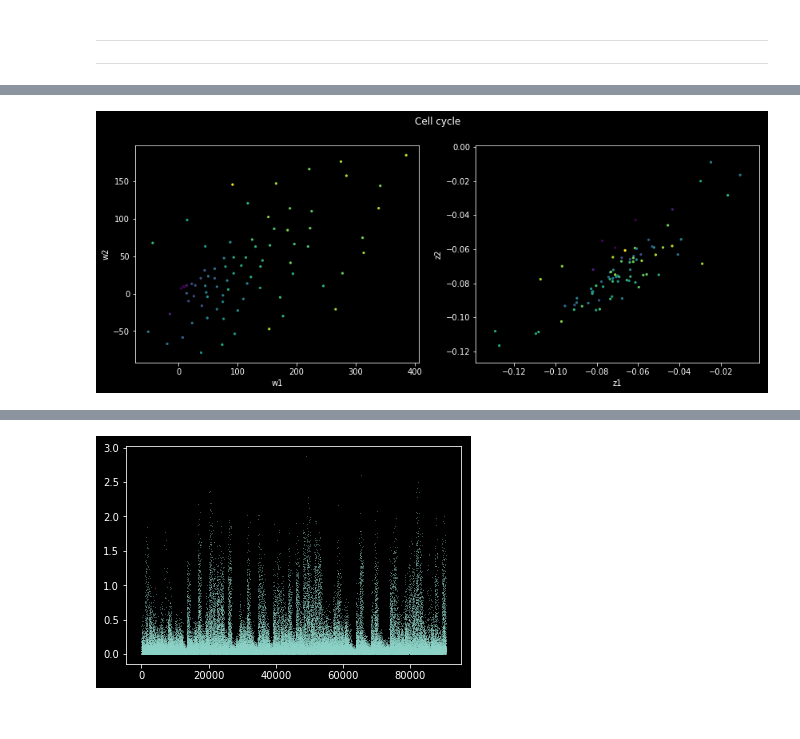
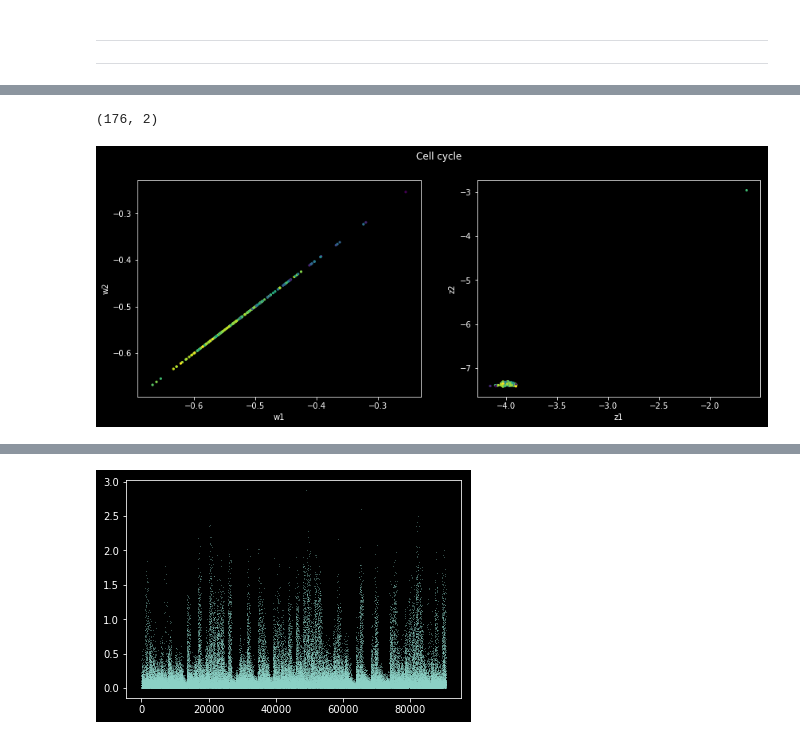
Before and after one commit to dauparas/tensorflow_examples, a Jupyter notebook: VAE_with_latent_subspaces_cell_cycle.ipynb, the cells around one changed output, grey strips where cells are left out. Cells and saved outputs as stored; diff of their text form; code cells hidden in the pictures.

```diff
--- a/VAE_with_latent_subspaces_cell_cycle.ipynb
+++ b/VAE_with_latent_subspaces_cell_cycle.ipynb
@@ -110,0 +119,21 @@ print(fano.shape)
+# %%
+X = np.delete(X, 72, axis=0)
+# %%
+Y = np.delete(Y, 72, axis=0)
+# %%
+U = np.delete(U, 72, axis=0)
+# %%
+from sklearn.decomposition import TruncatedSVD
+svd = TruncatedSVD(n_components=2, n_iter=7, random_state=42)
+svd.fit(U.T)
+
+
+print(svd.explained_variance_ratio_)
+
+print(svd.explained_variance_ratio_.sum())
+
+print(svd.singular_values_)
+
+U_ = svd.components_
+
+U_ = U_.T
@@ -377,14 +491,18 @@ U_ = U_.T
+# %%
+U_.shape
+# %% [output]
+(176, 2)
 # %%
 fig, axs = plt.subplots(1, 2, figsize=(14,5))
-axs[0].scatter(wIxy_mean_[:,0],wIxy_mean_[:,1], c=U_[:,0], cmap='viridis', s=5.0);
+axs[0].scatter(wIxy_mean_[:,0],wIxy_mean_[:,0], c=U_[:,0], cmap='viridis', s=5.0);
 axs[0].set_xlabel('w1')
 axs[0].set_ylabel('w2')
 
-axs[1].scatter(zIx_mean_[:,0],zIx_mean_[:,3], c=U_[:,0], cmap='viridis', s=5.0);
+axs[1].scatter(zIx_mean_[:,0],zIx_mean_[:,1], c=U_[:,0], cmap='viridis', s=5.0);
 axs[1].set_xlabel('z1')
 axs[1].set_ylabel('z2')
 
 fig.suptitle('Cell cycle')
 plt.show()
 # %% [output]
-[figure, old version]
+[figure, new version]
```
Also changed, not shown: parts of 32 cells of this notebook.
